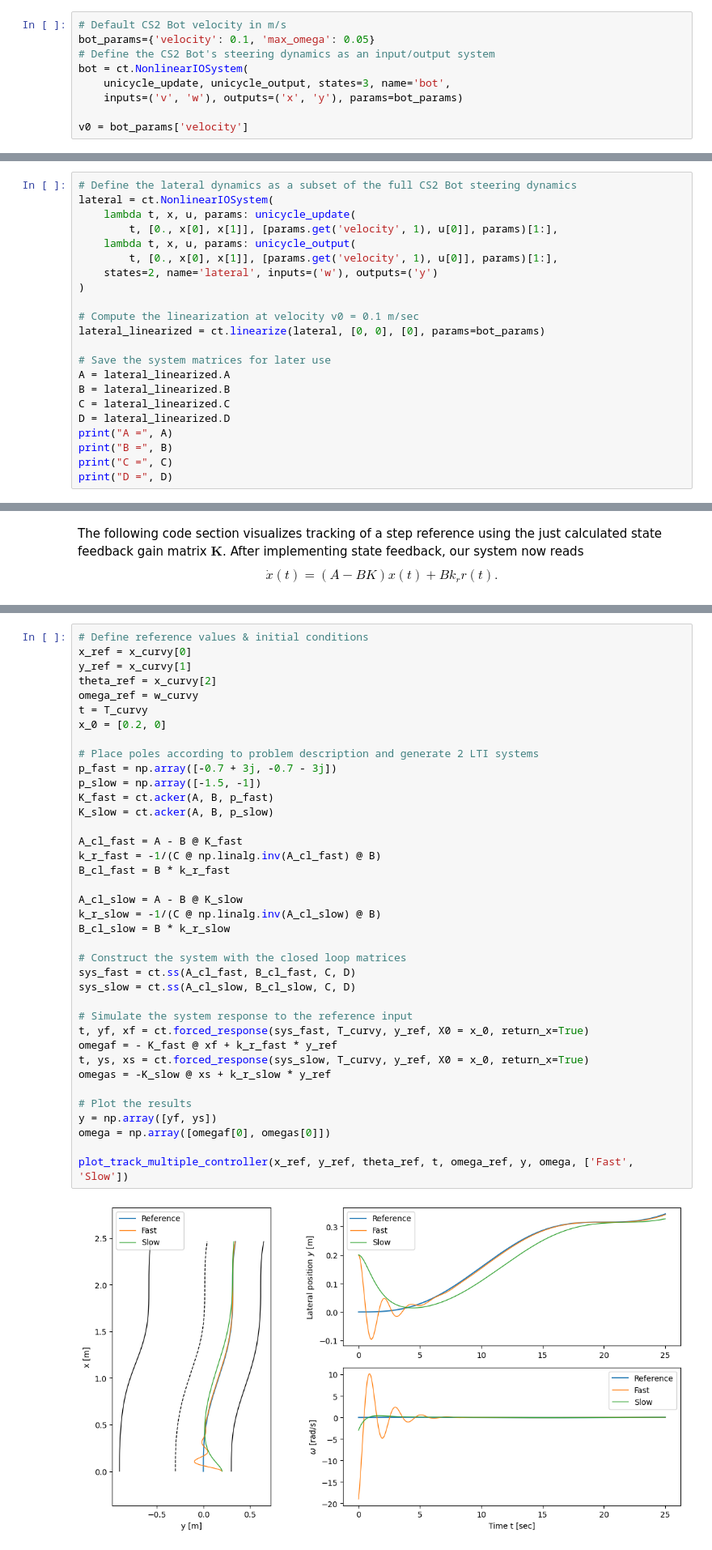
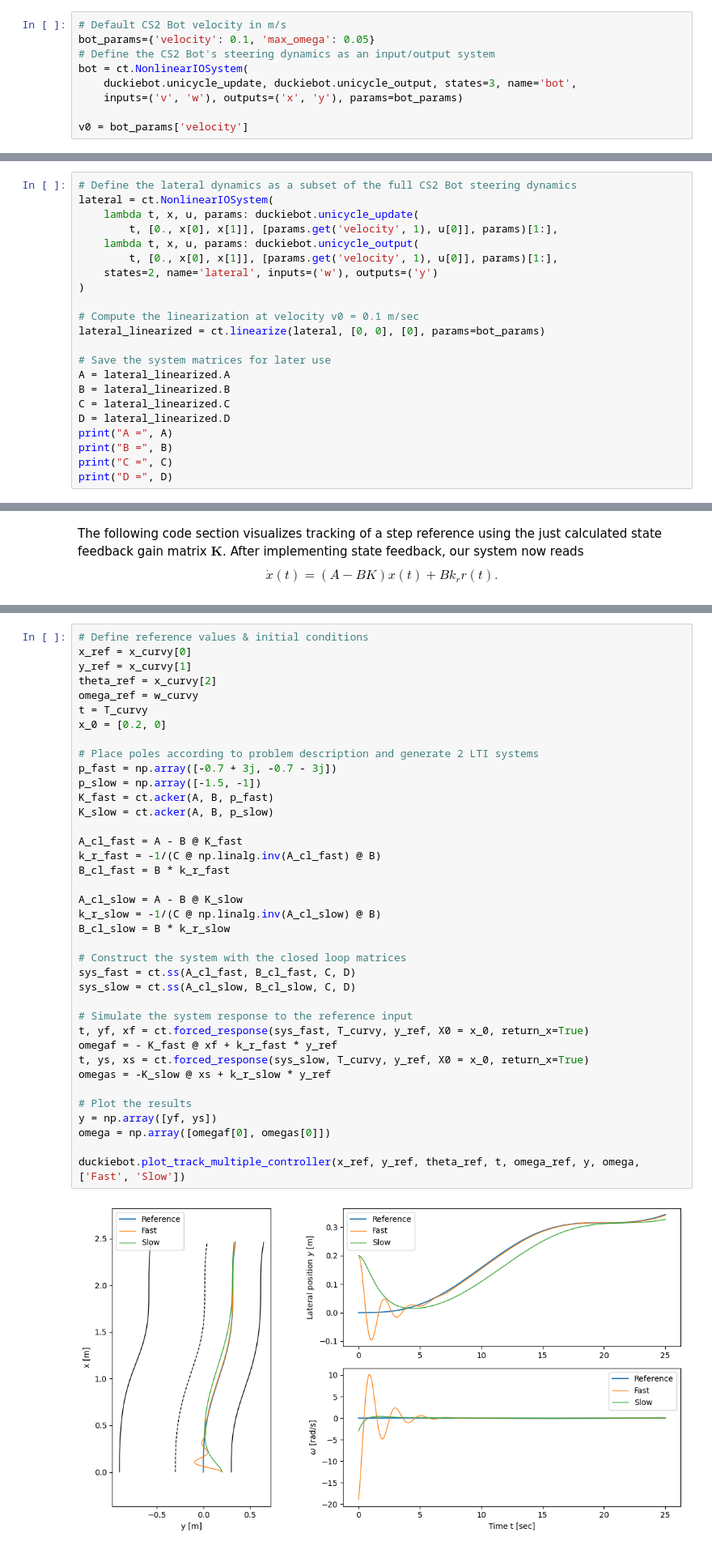
Before and after one commit to idsc-frazzoli/CS2-2024-notebooks, a Jupyter notebook: ps04_new/CSII_2024_state_feedback_lqr.ipynb, the cells around one changed output, grey strips where cells are left out. Shown at 81% size. Saved outputs shown, nothing was run; the diff lists cells and outputs as text.

```diff
--- a/ps04_new/CSII_2024_state_feedback_lqr.ipynb
+++ b/ps04_new/CSII_2024_state_feedback_lqr.ipynb
@@ -229,7 +71,7 @@ We set a default CS2 Bot forward velocity and initiate the nonlinear system usin
 bot_params={'velocity': 0.1, 'max_omega': 0.05}
 # Define the CS2 Bot's steering dynamics as an input/output system
 bot = ct.NonlinearIOSystem(
-    unicycle_update, unicycle_output, states=3, name='bot',
+    duckiebot.unicycle_update, duckiebot.unicycle_output, states=3, name='bot',
     inputs=('v', 'w'), outputs=('x', 'y'), params=bot_params)
 
 v0 = bot_params['velocity']
@@ -262,9 +104,9 @@ In the next cell we show you how you to linearize and normalize the system using
 # %%
 # Define the lateral dynamics as a subset of the full CS2 Bot steering dynamics
 lateral = ct.NonlinearIOSystem(
-    lambda t, x, u, params: unicycle_update(
+    lambda t, x, u, params: duckiebot.unicycle_update(
         t, [0., x[0], x[1]], [params.get('velocity', 1), u[0]], params)[1:],
-    lambda t, x, u, params: unicycle_output(
+    lambda t, x, u, params: duckiebot.unicycle_output(
         t, [0., x[0], x[1]], [params.get('velocity', 1), u[0]], params)[1:],
     states=2, name='lateral', inputs=('w'), outputs=('y')
 )
@@ -529,35 +365,35 @@ x_0 = [0.2, 0]
 
 # Place poles according to problem description and generate 2 LTI systems
 p_fast = np.array([-0.7 + 3j, -0.7 - 3j])
 p_slow = np.array([-1.5, -1])
 K_fast = ct.acker(A, B, p_fast)
 K_slow = ct.acker(A, B, p_slow)
 
 A_cl_fast = A - B @ K_fast
 k_r_fast = -1/(C @ np.linalg.inv(A_cl_fast) @ B)
 B_cl_fast = B * k_r_fast
 
 A_cl_slow = A - B @ K_slow
 k_r_slow = -1/(C @ np.linalg.inv(A_cl_slow) @ B)
 B_cl_slow = B * k_r_slow
 
 # Construct the system with the closed loop matrices
 sys_fast = ct.ss(A_cl_fast, B_cl_fast, C, D)
 sys_slow = ct.ss(A_cl_slow, B_cl_slow, C, D)
 
 # Simulate the system response to the reference input
 t, yf, xf = ct.forced_response(sys_fast, T_curvy, y_ref, X0 = x_0, return_x=True)
 omegaf = - K_fast @ xf + k_r_fast * y_ref
 t, ys, xs = ct.forced_response(sys_slow, T_curvy, y_ref, X0 = x_0, return_x=True)
 omegas = -K_slow @ xs + k_r_slow * y_ref
 
 # Plot the results
 y = np.array([yf, ys])
 omega = np.array([omegaf[0], omegas[0]])
 
-plot_track_multiple_controller(x_ref, y_ref, theta_ref, t, omega_ref, y, omega, ['Fast', 'Slow'])
+duckiebot.plot_track_multiple_controller(x_ref, y_ref, theta_ref, t, omega_ref, y, omega, ['Fast', 'Slow'])
 # %% [output]
-[figure, old version]
+[figure, new version]
 # %% [markdown]
 As you can see, the aggressive controller captures the reference much quicker and stays closer to it afterwards. The oscillations could even be reduced by placing the poles closer to the real axis. Why don't we just place our poles at $-\infty$? The answer can be found looking at the plot for $\omega$. You can see that the aggressive controller, starting from the same initial condition, commands a control action about 6 times higher in magnitude than the slower controller. Even if the physical system can follow this input, it is energetically much more expensive than the slow controller solution. More often, the control actuators on a real system can only follow an input up to a certain magnitude until saturating, resulting in much degraded system performance compared to the simulation that isn't affected by input saturation.
 
```
Also changed, not shown: parts of 32 cells of this notebook.
